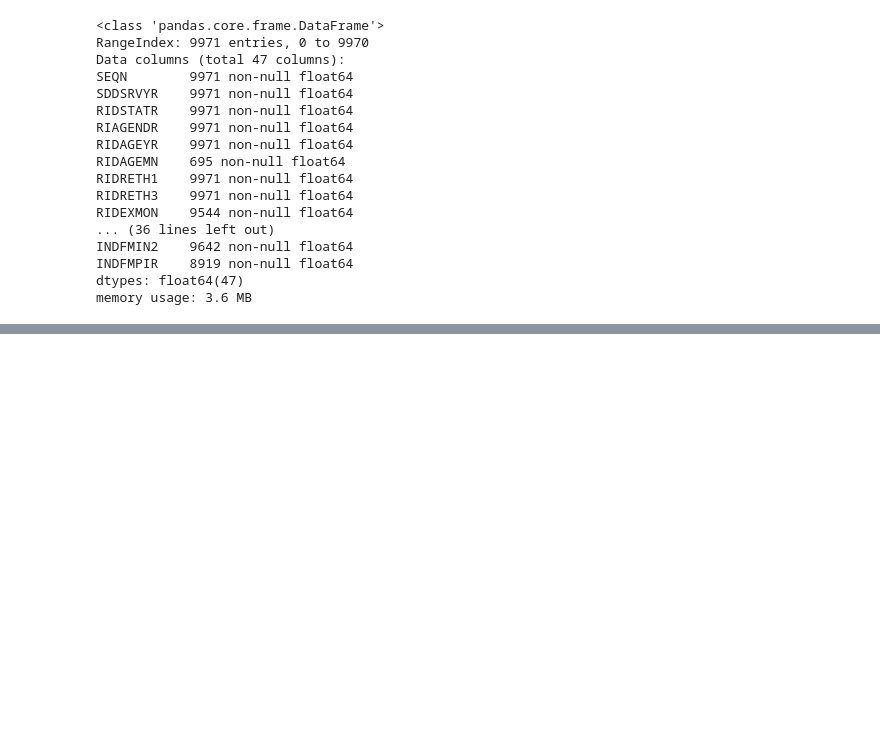
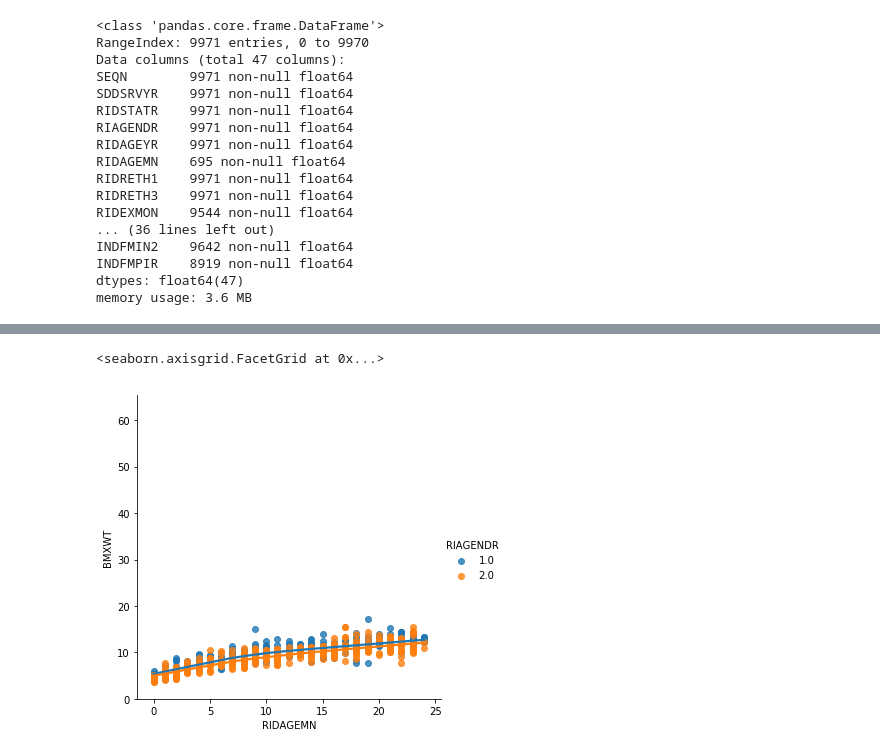
Before and after one commit to joygraciacia/2019-sp-stats131, a Jupyter notebook: midterm_sandbox.ipynb, the cells around one changed output, grey strips where cells are left out. Saved outputs shown, nothing was run; the diff lists cells and outputs as text; code cells hidden in the pictures; blank space fills up the shorter version.

```diff
--- a/midterm_sandbox.ipynb
+++ b/midterm_sandbox.ipynb
@@ -155,0 +222,15 @@ Name: RIDAGEYR, Length: 9544, dtype: float64
+# %%
+sea_data=merged.loc[merged.RIDAGEMN<13]
+sea_data=merged.loc[:,['RIDAGEMN','RIAGENDR','BMXWT']]
+#print(sea_data)
+
+#female_data=sea_data.loc[sea_data.RIAGENDR==2]
+#print(female_data)
+#male_data=sea_data.loc[sea_data.RIAGENDR==1]
+#print(male_data)
+
+sns.lmplot(x="RIDAGEMN", y="BMXWT", hue="RIAGENDR", data=sea_data, lowess=True)
+plt.ylim()
+# %% [output]
+<seaborn.axisgrid.FacetGrid at 0x...>
+[figure, added]
```
Also changed, not shown: parts of 37 cells of this notebook, 9 other files.
